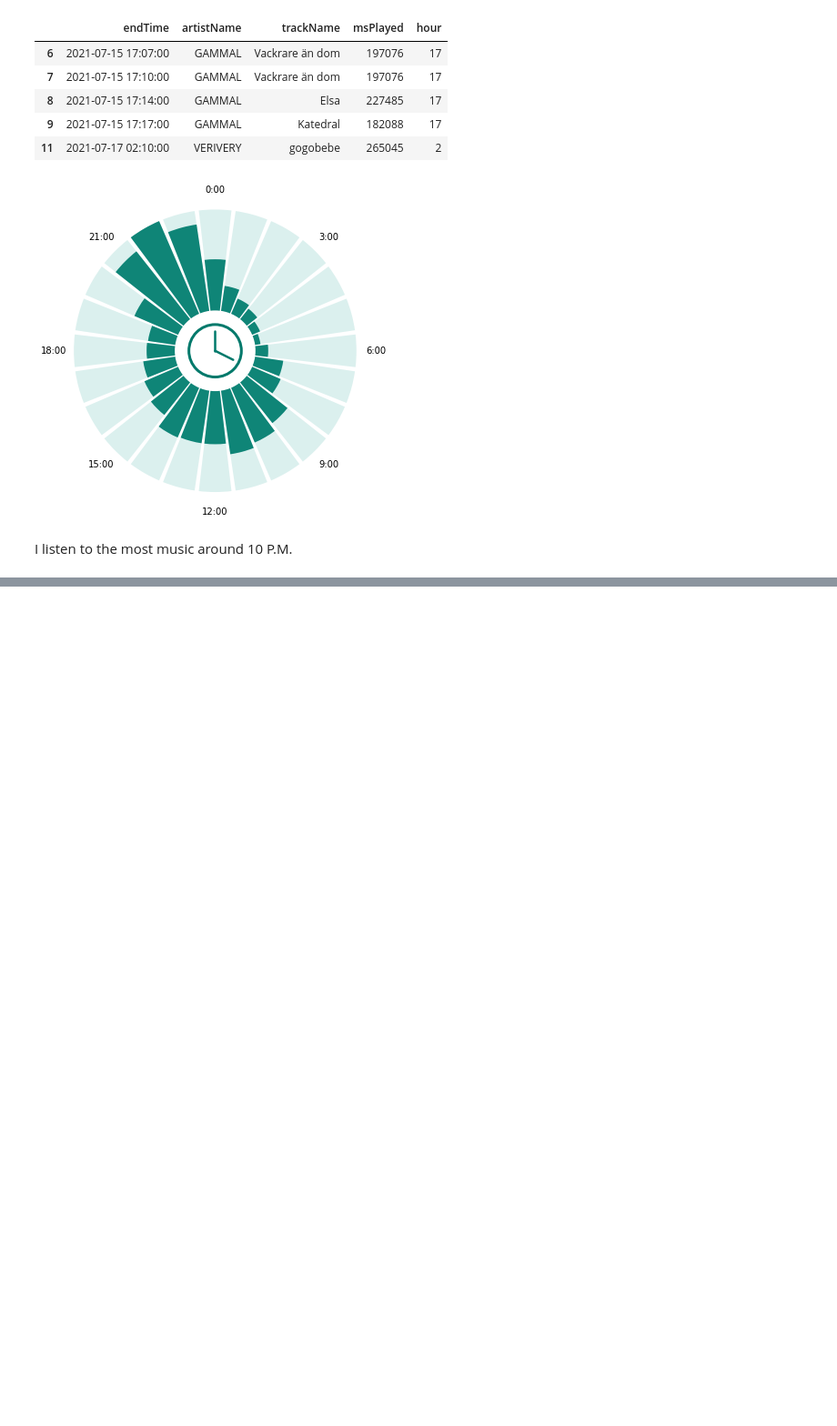
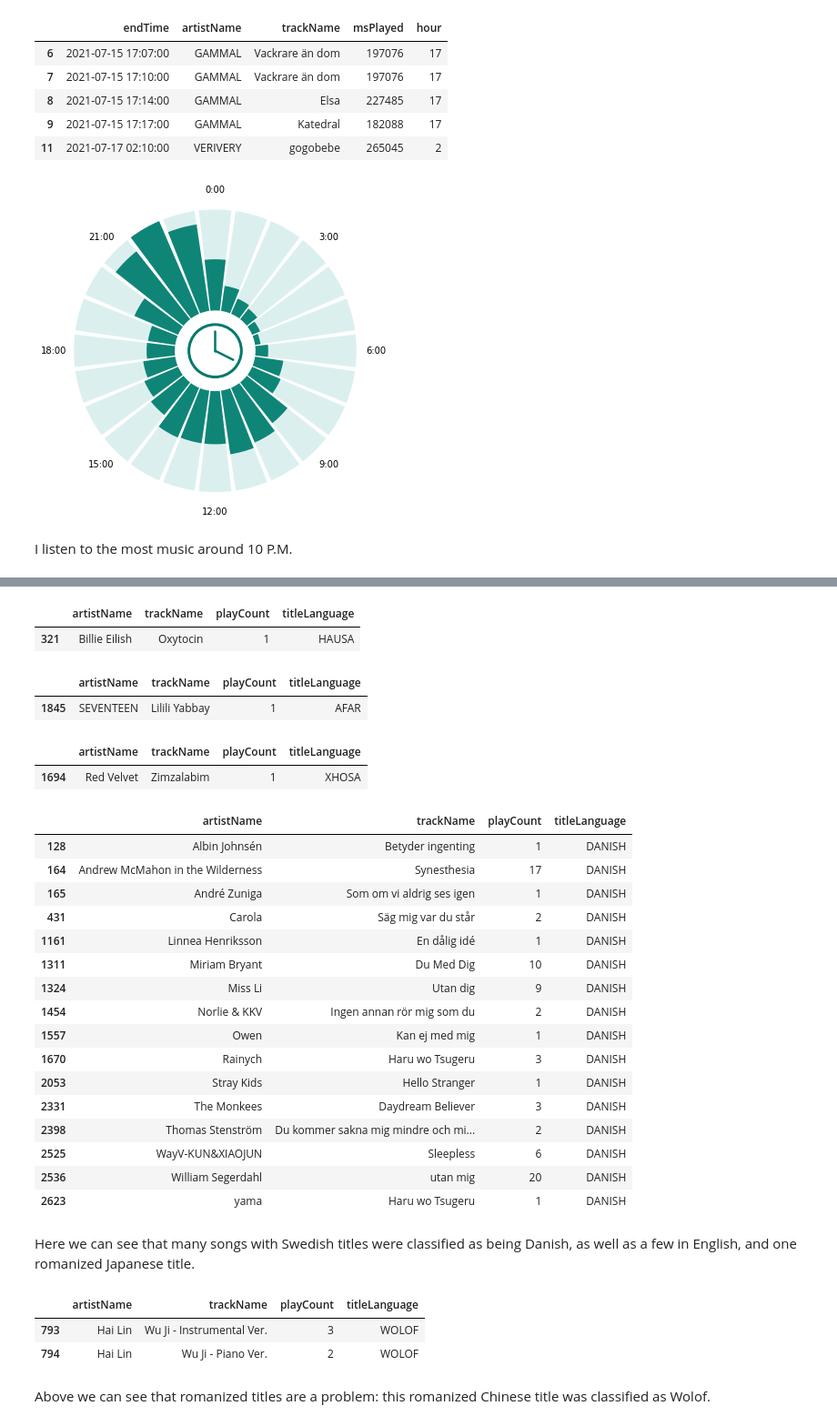
Before and after one commit to YasMME/spotify-data-exploration, a Jupyter notebook: SpotifyStreamingHistory.ipynb, the cells around one changed output, grey strips where cells are left out. Shown at 91% size. Cells and saved outputs as stored; diff of their text form; code cells hidden in the pictures; blank space fills up the shorter version.

```diff
--- a/SpotifyStreamingHistory.ipynb
+++ b/SpotifyStreamingHistory.ipynb
@@ -144,0 +230,6 @@ I listen to the most music around 10 P.M.
+# %%
+def get_languages(title):
+    isReliable, textBytesFound, details = cld2.detect(title)
+    return details[0][0]
+# %%
+distinct_tracks['titleLanguage'] = distinct_tracks['trackName'].apply(lambda x: get_languages(x))
@@ -144,0 +292,45 @@ I listen to the most music around 10 P.M.
+# %%
+distinct_tracks.loc[distinct_tracks['titleLanguage'] == 'HAUSA']
+# %% [output]
+|  | artistName | trackName | playCount | titleLanguage |
+| 321 | Billie Eilish | Oxytocin | 1 | HAUSA |
+# %%
+distinct_tracks.loc[distinct_tracks['titleLanguage'] == 'AFAR']
+# %% [output]
+|  | artistName | trackName | playCount | titleLanguage |
+| 1845 | SEVENTEEN | Lilili Yabbay | 1 | AFAR |
+# %%
+distinct_tracks.loc[distinct_tracks['titleLanguage'] == 'XHOSA']
+# %% [output]
+|  | artistName | trackName | playCount | titleLanguage |
+| 1694 | Red Velvet | Zimzalabim | 1 | XHOSA |
+# %%
+distinct_tracks.loc[distinct_tracks['titleLanguage'] == 'DANISH']
+# %% [output]
+|  | artistName | trackName | playCount | titleLanguage |
+| 128 | Albin Johnsén | Betyder ingenting | 1 | DANISH |
+| 164 | Andrew McMahon in the Wilderness | Synesthesia | 17 | DANISH |
+| 165 | André Zuniga | Som om vi aldrig ses igen | 1 | DANISH |
+| 431 | Carola | Säg mig var du står | 2 | DANISH |
+| 1161 | Linnea Henriksson | En dålig idé | 1 | DANISH |
+| 1311 | Miriam Bryant | Du Med Dig | 10 | DANISH |
+| 1324 | Miss Li | Utan dig | 9 | DANISH |
+| 1454 | Norlie & KKV | Ingen annan rör mig som du | 2 | DANISH |
+| 1557 | Owen | Kan ej med mig | 1 | DANISH |
+| 1670 | Rainych | Haru wo Tsugeru | 3 | DANISH |
+| 2053 | Stray Kids | Hello Stranger | 1 | DANISH |
+| 2331 | The Monkees | Daydream Believer | 3 | DANISH |
+| 2398 | Thomas Stenström | Du kommer sakna mig mindre och mi... | 2 | DANISH |
+| 2525 | WayV-KUN&XIAOJUN | Sleepless | 6 | DANISH |
+| 2536 | William Segerdahl | utan mig | 20 | DANISH |
+| 2623 | yama | Haru wo Tsugeru | 1 | DANISH |
+# %% [markdown]
+Here we can see that many songs with Swedish titles were classified as being Danish, as well as a few in English, and one romanized Japanese title.
+# %%
+distinct_tracks.loc[distinct_tracks['titleLanguage'] == 'WOLOF']
+# %% [output]
+|  | artistName | trackName | playCount | titleLanguage |
+| 793 | Hai Lin | Wu Ji - Instrumental Ver. | 3 | WOLOF |
+| 794 | Hai Lin | Wu Ji - Piano Ver. | 2 | WOLOF |
+# %% [markdown]
+Above we can see that romanized titles are a problem: this romanized Chinese title was classified as Wolof.
```
Also changed, not shown: parts of 22 cells of this notebook.
